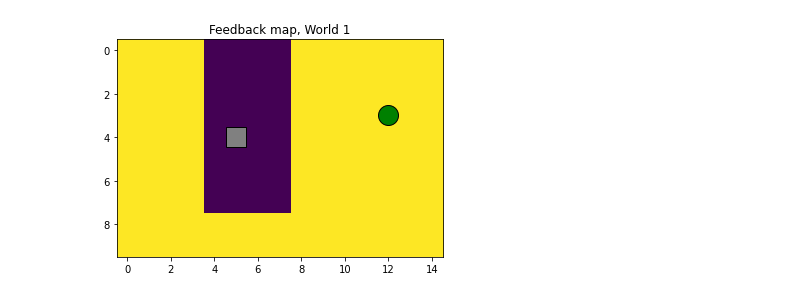
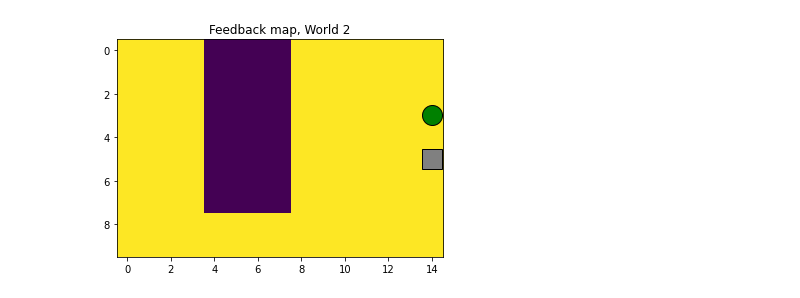
Before and after one commit to chayansraj/Neural-Networks-and-Learning-Systems, a Jupyter notebook: A4_Reinforcement/QLearning.ipynb, the cells around one changed output. Cells and saved outputs as stored; diff of their text form; code cells hidden in the pictures.

```diff
--- a/A4_Reinforcement/QLearning.ipynb
+++ b/A4_Reinforcement/QLearning.ipynb
@@ -11,43 +11,57 @@ from utils import plotarrows, getpolicy, getvalue
 
 plt.rcParams['figure.facecolor']='white'
 # %%
-which_world = 1 #Change later. Valid options: [1-4]
+which_world = 2 #Change later. Valid options: [1-4]
 # %%
 # Initialization
 # Initialize the world, Q-table, and hyperparameters
 
 # Init world and draw
 world = World(which_world)
 world.draw()
 
 # Init Q-table
 x_size = world.x_size # 15
 y_size = world.y_size # 10
 n_actions = 4 # up, down, left ,right
 
-## Init q_table to ZEROES
-#q_table = np.zeros((y_size, x_size, n_actions)) # We start with 0 for now: lecturer says small value... Why? Slow training
-# Init q_table to -1/10
-q_table = (-1/10)*np.ones((y_size, x_size, n_actions)) # Lets try small negative values everywhere. Right now we have no feedback/reward
-
+# Initialize q_table as small random negative numbers
+q_table = (-1/10)*np.ones((y_size, x_size, n_actions))
 with np.nditer(q_table, op_flags=['readwrite']) as it:
     for x in it:
         x[...] -= np.random.random() / 10
-# Set actions in terminal node to 100
-#q_table[world.term[0], world.term[1]] = 100
 
-#q_table = np.random.rand(y_size, x_size, n_actions)
+# Set actions in terminal node to 100 according to hints in compendium.
+q_table[world.term[0], world.term[1]] = 100
 
-
-
-# for when the agent achieves the goal... world.feed doesnt have a positive reward in terminal state. This is strange. I do manual reward then
-
-# Init hyperparams
-lr = 0.25 # Recommended start lr [0.1, 0.5]
-discount = 0.9 # Recommended start at 0.9
-epsilon = 0.9 # Higher epsilon focus on exploration, lower on exploitation
-n_episodes = 5 #1000 # Number of iterations
+    # Init hyperparams
+if which_world == 1:
+    lr = 0.9 # Since world is static we can have a large learning rate
+    discount = 0.95 # Recommended start at 0.9: Lower -> short term, higher -> long term. Here we want longterm
+    epsilon = 0.9 # Higher epsilon focus on exploration, lower on exploitation
+    n_episodes = 500 #1000 # Number of iterations
+    epsilonDecay = 0.999 # Low decay of epsilon: Dont think we need for this problem
+elif which_world == 2:
+    # Since this world changes to sometimes we make the algorithm retain more information from previous states
+    lr = 0.25     # Therefore we decrease the learning rate to keep more information from previous q-values.
+    discount = 0.9 # Recommended start at 0.9
+    epsilon = 0.5 # Higher epsilon focus on exploration, lower on exploitation
+    n_episodes = 1000 #1000 # Number of iterations
+    epsilonDecay = 0.995 # Here we decay the learning rate continiously
+elif which_world == 3:
+    lr = 0.95
+    discount = 0.9 # Here we decrease the discount so that the algorithm focuses more on short term goals instead of long term -> this way we perhaps avoid the negative area.
+    epsilon = 0.9 # Higher epsilon focus on exploration, lower on exploitation
+    n_episodes = 100 #1000 # Number of iterations
+    epsilonDecay = 0.99
+elif which_world == 4:
+    # Havnt experimented too much with hyperparams but the world has a 0.3 probability of random action so we want the agent to take the longer (safer) path
+    lr = 0.1
+    discount = 0.9 # Here we decrease the discount so that the algorithm focuses more on short term goals instead of long term -> this way we perhaps avoid the negative area.
+    epsilon = 0.9 # Higher epsilon focus on exploration, lower on exploitation
+    n_episodes = 5000 #1000 # Number of iterations
+    epsilonDecay = 0.99
 # %% [output]
-[figure, old version]
+[figure, new version]
 # %%
 #print(f"Starting position: {world.pos}")
```
Also changed, not shown: parts of 7 cells of this notebook, 9 other files.
